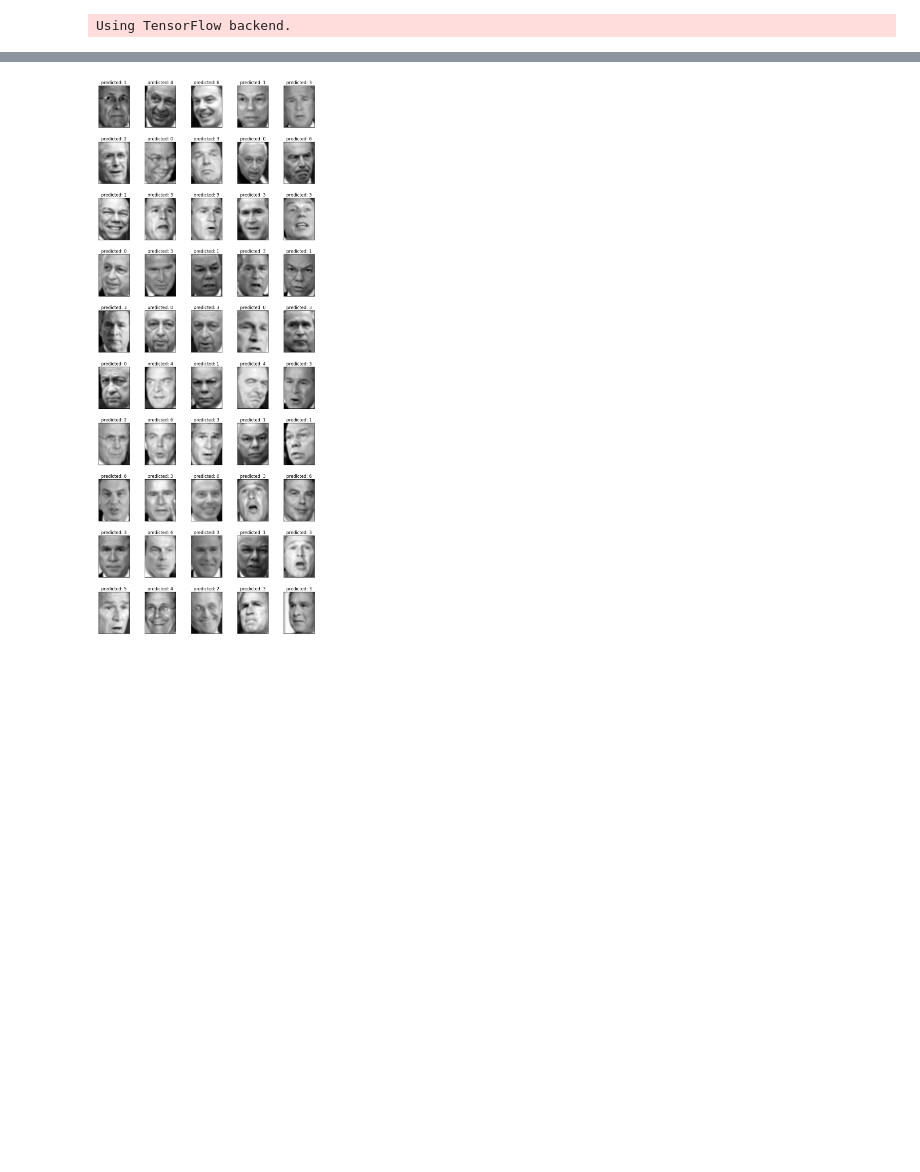
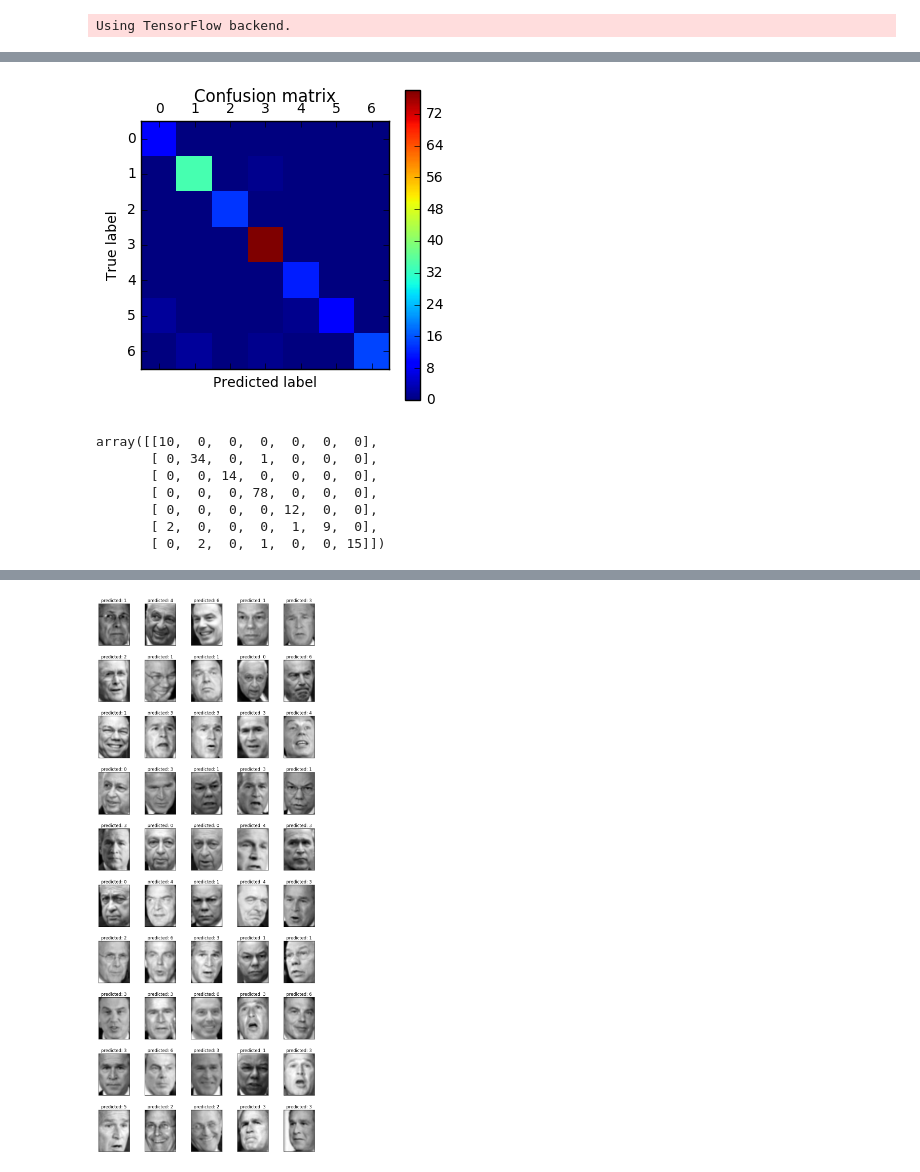
Before and after one commit to CS3244-EigenFace/EigenFace, a Jupyter notebook: Convolutional Neural Network.ipynb, the cells around one changed output, grey strips where cells are left out. Drawn from its saved outputs; the diff is of its cells as text; code cells hidden in the pictures; blank space fills up the shorter version.

```diff
--- a/Convolutional Neural Network.ipynb
+++ b/Convolutional Neural Network.ipynb
@@ -236 +243,12 @@ array([[ 9,  0,  0,  0,  0,  0,  0],
        [ 0,  1,  0,  1,  0,  0, 20]])
+# %%
+model = model5(h=aligned_h, w=aligned_w)
+
+model.fit(X_train_aligned, y_train_aligned,
+          validation_data=(X_test_aligned, y_test_aligned),
+          nb_epoch=nb_epoch,
+          batch_size=batch_size,
+          verbose=1)
+
+y_pred_aligned = model.predict_classes(X_test_aligned)
+f1_score(y_test_aligned_raw, y_pred_aligned, average='macro')
@@ -237 +274,19 @@ array([[ 9,  0,  0,  0,  0,  0,  0],
+# %%
+cm = confusion_matrix(y_test_aligned_raw, y_pred_aligned)
+plt.matshow(cm)
+plt.title('Confusion matrix')
+plt.colorbar()
+plt.ylabel('True label')
+plt.xlabel('Predicted label')
+plt.show()
+cm
+# %% [output]
+[figure, added]
+array([[10,  0,  0,  0,  0,  0,  0],
+       [ 0, 34,  0,  1,  0,  0,  0],
+       [ 0,  0, 14,  0,  0,  0,  0],
+       [ 0,  0,  0, 78,  0,  0,  0],
+       [ 0,  0,  0,  0, 12,  0,  0],
+       [ 2,  0,  0,  0,  1,  9,  0],
+       [ 0,  2,  0,  1,  0,  0, 15]])
 # %%
```
Also changed, not shown: parts of 18 cells of this notebook.
